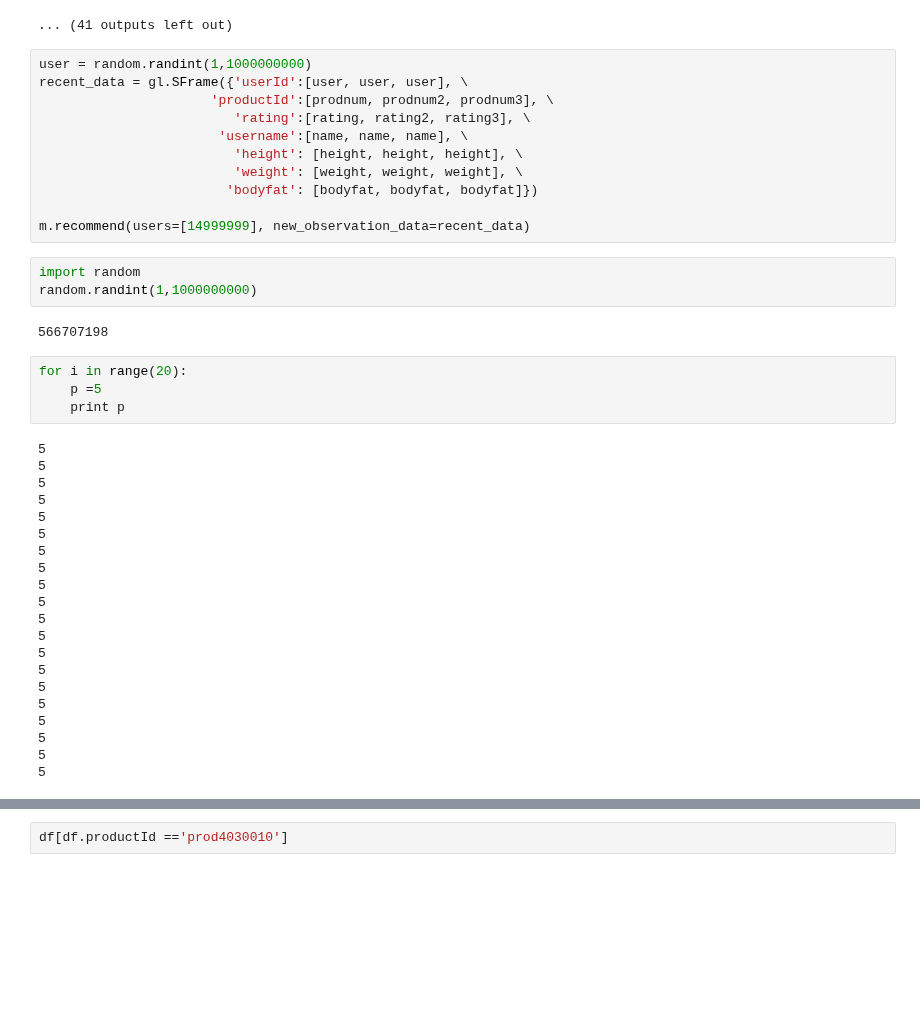
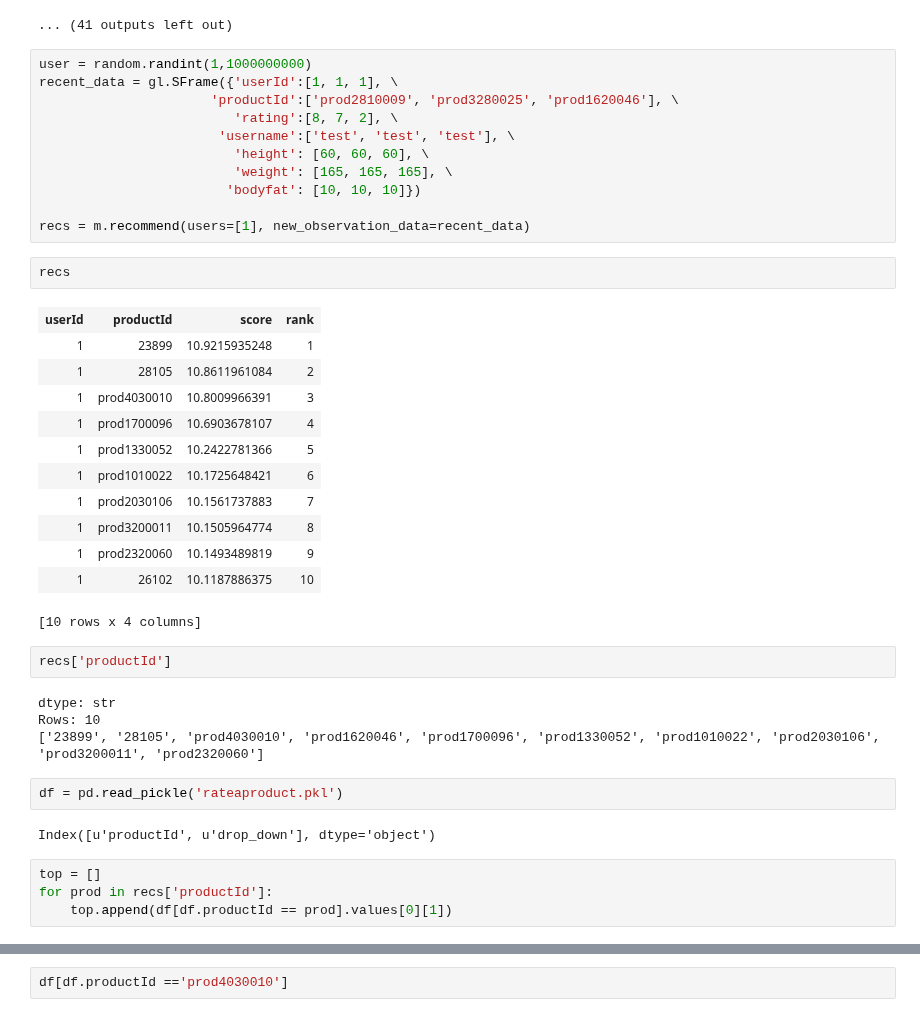
Before and after one commit to bbaltazar/Capstone, a Jupyter notebook: scrap1128.ipynb, the cells around one changed output, grey strips where cells are left out. Cells and saved outputs as stored; diff of their text form; blank space fills up the shorter version.

```diff
--- a/scrap1128.ipynb
+++ b/scrap1128.ipynb
@@ -243,42 +224,41 @@ Training factorization_recommender for recommendations.
 ... (41 outputs left out)
 # %%
 user = random.randint(1,1000000000)
-recent_data = gl.SFrame({'userId':[user, user, user], \
-                      'productId':[prodnum, prodnum2, prodnum3], \
-                         'rating':[rating, rating2, rating3], \
-                       'username':[name, name, name], \
-                         'height': [height, height, height], \
-                         'weight': [weight, weight, weight], \
-                        'bodyfat': [bodyfat, bodyfat, bodyfat]})
+recent_data = gl.SFrame({'userId':[1, 1, 1], \
+                      'productId':['prod2810009', 'prod3280025', 'prod1620046'], \
+                         'rating':[8, 7, 2], \
+                       'username':['test', 'test', 'test'], \
+                         'height': [60, 60, 60], \
+                         'weight': [165, 165, 165], \
+                        'bodyfat': [10, 10, 10]})
 
-m.recommend(users=[14999999], new_observation_data=recent_data)
+recs = m.recommend(users=[1], new_observation_data=recent_data)
-# %%
-import random
-random.randint(1,1000000000)
-# %% [output]
-566707198
-# %%
-for i in range(20):
-    p =5
-    print p
-# %% [output]
-5
-5
-5
-5
-5
-5
-5
-5
-5
-5
-5
-5
-5
-5
-5
-5
-5
-5
-5
-5
+# %%
+recs
+# %% [output]
+| userId | productId | score | rank |
+| 1 | 23899 | 10.9215935248 | 1 |
+| 1 | 28105 | 10.8611961084 | 2 |
+| 1 | prod4030010 | 10.8009966391 | 3 |
+| 1 | prod1700096 | 10.6903678107 | 4 |
+| 1 | prod1330052 | 10.2422781366 | 5 |
+| 1 | prod1010022 | 10.1725648421 | 6 |
+| 1 | prod2030106 | 10.1561737883 | 7 |
+| 1 | prod3200011 | 10.1505964774 | 8 |
+| 1 | prod2320060 | 10.1493489819 | 9 |
+| 1 | 26102 | 10.1187886375 | 10 |
+[10 rows x 4 columns]
+# %%
+recs['productId']
+# %% [output]
+dtype: str
+Rows: 10
+['23899', '28105', 'prod4030010', 'prod1620046', 'prod1700096', 'prod1330052', 'prod1010022', 'prod2030106', 'prod3200011', 'prod2320060']
+# %%
+df = pd.read_pickle('rateaproduct.pkl')
+# %% [output]
+Index([u'productId', u'drop_down'], dtype='object')
+# %%
+top = []
+for prod in recs['productId']:
+    top.append(df[df.productId == prod].values[0][1])
```
Also changed, not shown: parts of 3 cells of this notebook, 5 other files.
